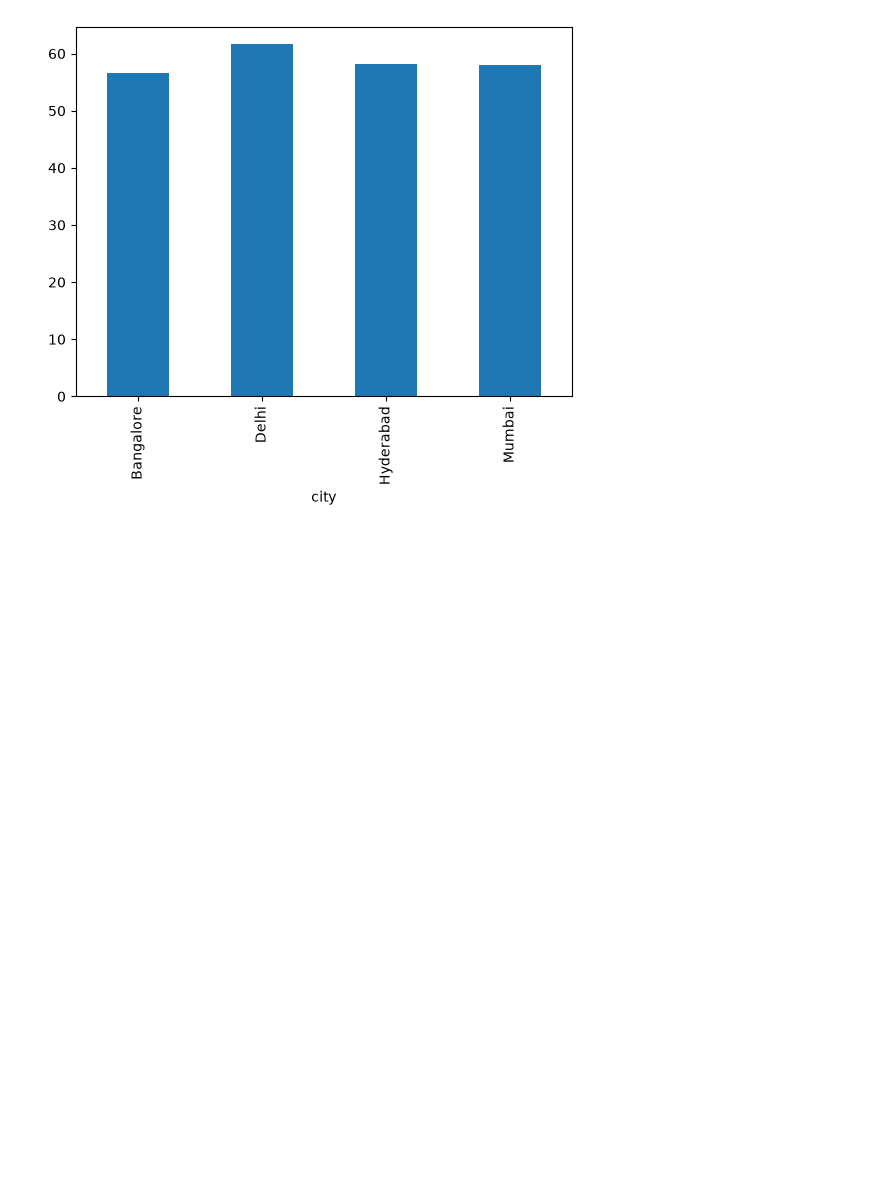
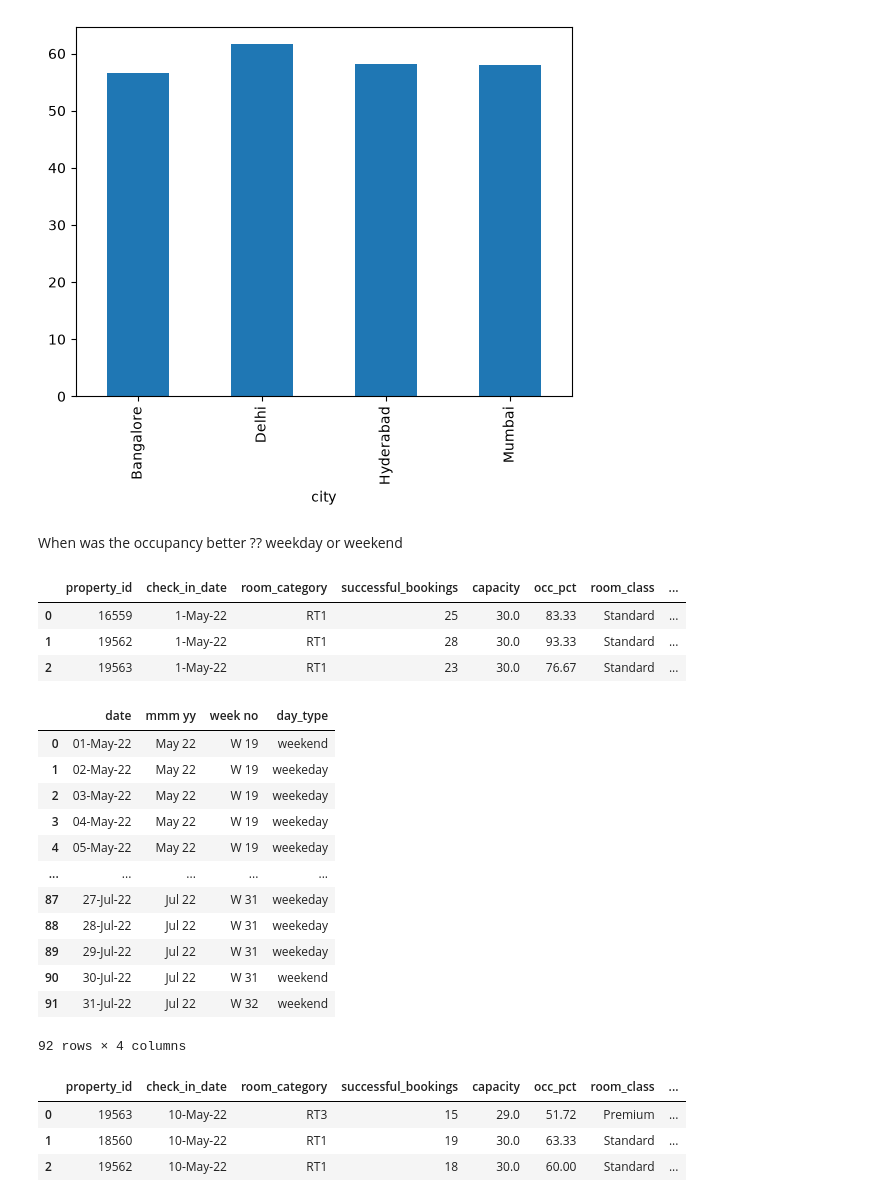
Before and after one commit to zzgirirohit001-tech/Hospitality-Analysis, a Jupyter notebook: Untitled1.ipynb, the cells around one changed output. Cells and saved outputs as stored; diff of their text form; code cells hidden in the pictures; blank space fills up the shorter version.

```diff
--- a/Untitled1.ipynb
+++ b/Untitled1.ipynb
@@ -313,3 +313,36 @@ df.groupby("city")["occ_pct"].mean().plot(kind= "bar")  #plotted the city occupa
 # %% [output]
 <Axes: xlabel='city'>
 [figure]
+# %% [markdown]
+When was the occupancy better ?? weekday or weekend
+# %%
+df.head(3)
+# %% [output]
+|  | property_id | check_in_date | room_category | successful_bookings | capacity | occ_pct | room_class | ... |
+| 0 | 16559 | 1-May-22 | RT1 | 25 | 30.0 | 83.33 | Standard | ... |
+| 1 | 19562 | 1-May-22 | RT1 | 28 | 30.0 | 93.33 | Standard | ... |
+| 2 | 19563 | 1-May-22 | RT1 | 23 | 30.0 | 76.67 | Standard | ... |
+# %%
+df_date
+# %% [output]
+|  | date | mmm yy | week no | day_type |
+| 0 | 01-May-22 | May 22 | W 19 | weekend |
+| 1 | 02-May-22 | May 22 | W 19 | weekeday |
+| 2 | 03-May-22 | May 22 | W 19 | weekeday |
+| 3 | 04-May-22 | May 22 | W 19 | weekeday |
+| 4 | 05-May-22 | May 22 | W 19 | weekeday |
+| ... | ... | ... | ... | ... |
+| 87 | 27-Jul-22 | Jul 22 | W 31 | weekeday |
+| 88 | 28-Jul-22 | Jul 22 | W 31 | weekeday |
+| 89 | 29-Jul-22 | Jul 22 | W 31 | weekeday |
+| 90 | 30-Jul-22 | Jul 22 | W 31 | weekend |
+| 91 | 31-Jul-22 | Jul 22 | W 32 | weekend |
+92 rows × 4 columns
+# %%
+df = pd.merge(df,df_date, left_on = "check_in_date",right_on = "date")
+df.head(3)
+# %% [output]
+|  | property_id | check_in_date | room_category | successful_bookings | capacity | occ_pct | room_class | ... |
+| 0 | 19563 | 10-May-22 | RT3 | 15 | 29.0 | 51.72 | Premium | ... |
+| 1 | 18560 | 10-May-22 | RT1 | 19 | 30.0 | 63.33 | Standard | ... |
+| 2 | 19562 | 10-May-22 | RT1 | 18 | 30.0 | 60.00 | Standard | ... |
```
Also changed, not shown: parts of 4 cells of this notebook.
